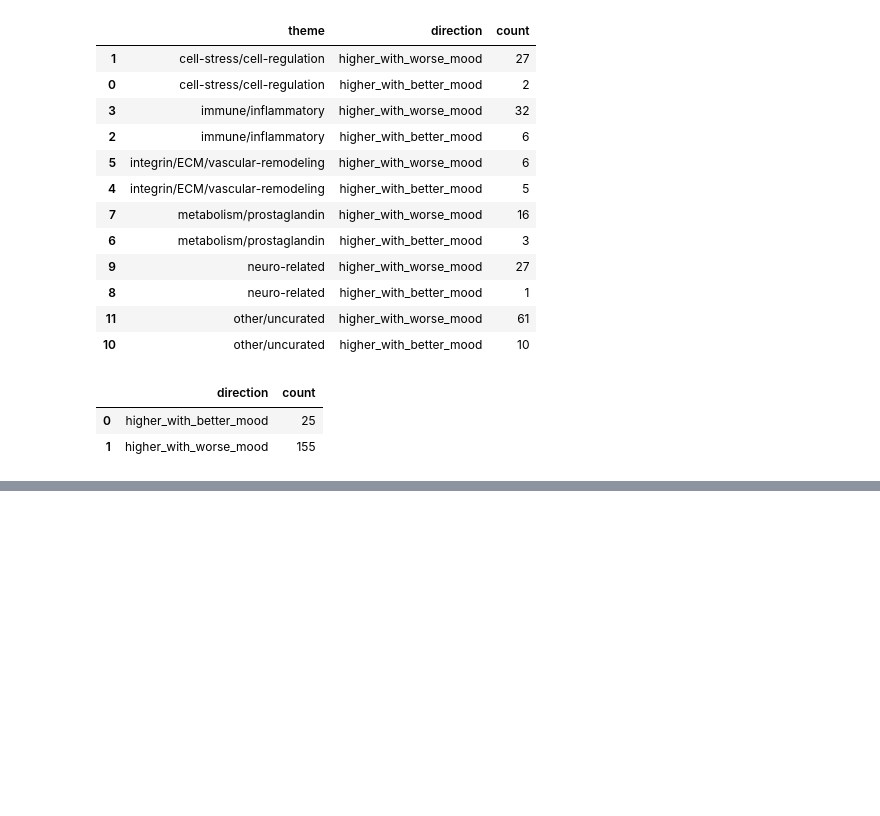
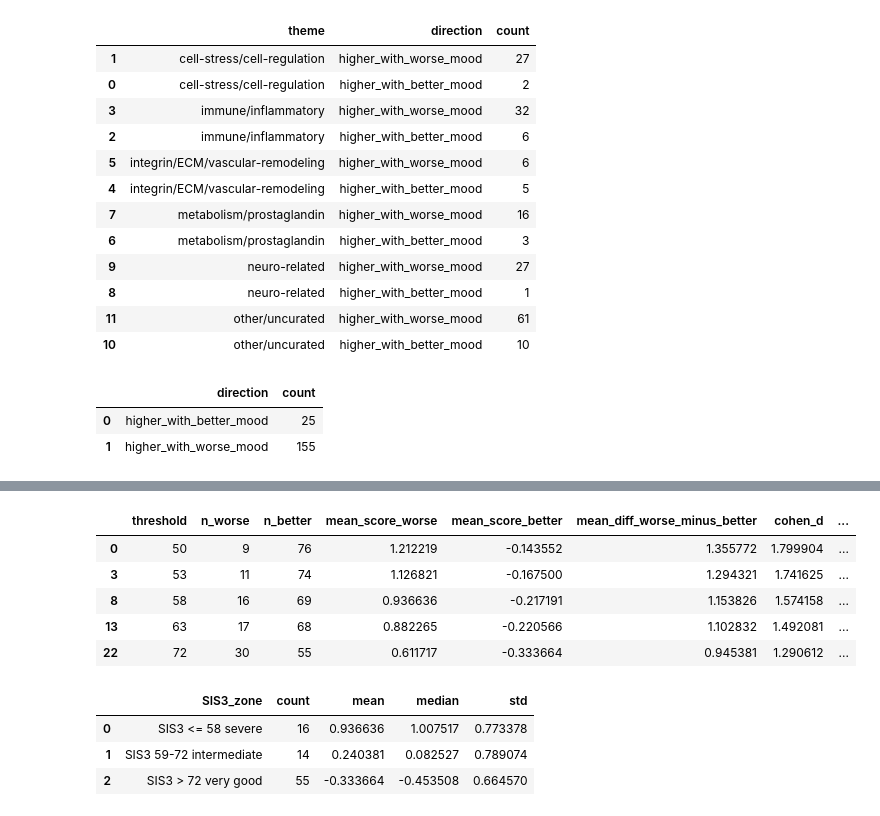
Before and after one commit to M7office/Stroke, a Jupyter notebook: plasma proteomic.ipynb, the cells around one changed output, grey strips where cells are left out. Drawn from its saved outputs; the diff is of its cells as text; code cells hidden in the pictures; blank space fills up the shorter version.

```diff
--- a/plasma proteomic.ipynb
+++ b/plasma proteomic.ipynb
@@ -2573,0 +2903,48 @@ theme_summary_final.to_csv(
+# %%
+key_thresholds = [50, 53, 58, 63, 72]
+
+comparison = threshold_scan[
+    threshold_scan["threshold"].isin(key_thresholds)
+].copy()
+
+comparison = comparison[
+    [
+        "threshold",
+        "n_worse",
+        "n_better",
+        "mean_score_worse",
+        "mean_score_better",
+        "mean_diff_worse_minus_better",
+        "cohen_d",
+        "welch_t",
+        "welch_p"
+    ]
+].sort_values("threshold")
+
+display(comparison)
+# %% [output]
+|  | threshold | n_worse | n_better | mean_score_worse | mean_score_better | mean_diff_worse_minus_better | cohen_d | ... |
+| 0 | 50 | 9 | 76 | 1.212219 | -0.143552 | 1.355772 | 1.799904 | ... |
+| 3 | 53 | 11 | 74 | 1.126821 | -0.167500 | 1.294321 | 1.741625 | ... |
+| 8 | 58 | 16 | 69 | 0.936636 | -0.217191 | 1.153826 | 1.574158 | ... |
+| 13 | 63 | 17 | 68 | 0.882265 | -0.220566 | 1.102832 | 1.492081 | ... |
+| 22 | 72 | 30 | 55 | 0.611717 | -0.333664 | 0.945381 | 1.290612 | ... |
+# %%
+data["SIS3_zone"] = pd.cut(
+    data["SIS3"],
+    bins=[-np.inf, 58, 72, np.inf],
+    labels=["SIS3 <= 58 severe", "SIS3 59-72 intermediate", "SIS3 > 72 very good"]
+)
+
+zone_summary = (
+    data.groupby("SIS3_zone")["proteomic_worse_mood_score"]
+    .agg(["count", "mean", "median", "std"])
+    .reset_index()
+)
+
+display(zone_summary)
+# %% [output]
+|  | SIS3_zone | count | mean | median | std |
+| 0 | SIS3 <= 58 severe | 16 | 0.936636 | 1.007517 | 0.773378 |
+| 1 | SIS3 59-72 intermediate | 14 | 0.240381 | 0.082527 | 0.789074 |
+| 2 | SIS3 > 72 very good | 55 | -0.333664 | -0.453508 | 0.664570 |
```
Also changed, not shown: parts of 11 cells of this notebook.
